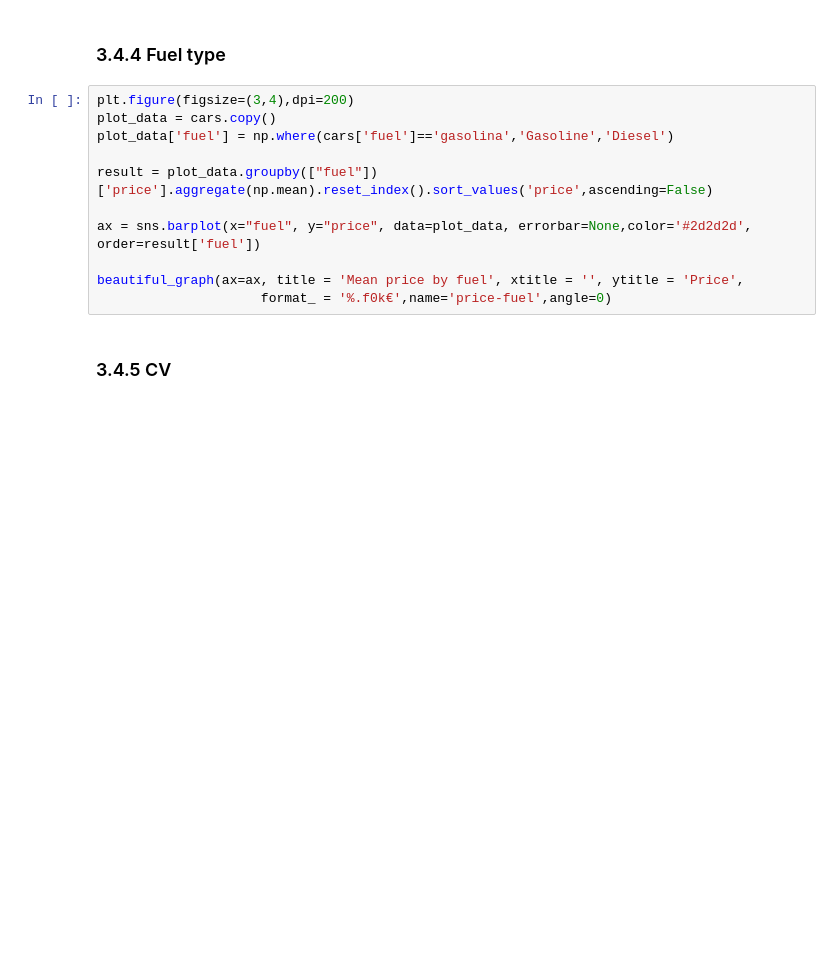
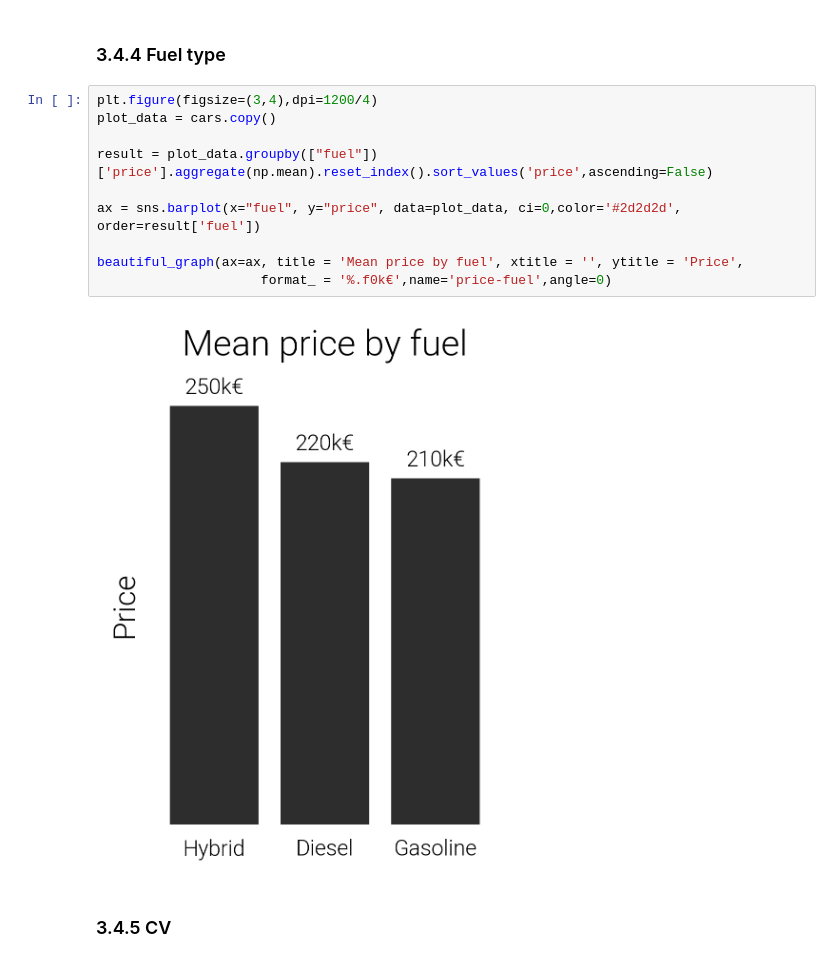
Before and after one commit to fbgr/car-price-model, a Jupyter notebook: python/3_exploratory_data_analysis.ipynb, the cells around one changed output. Drawn from its saved outputs; the diff is of its cells as text; blank space fills up the shorter version.

```diff
--- a/python/3_exploratory_data_analysis.ipynb
+++ b/python/3_exploratory_data_analysis.ipynb
@@ -138,16 +129,17 @@ plt.show()
 # %% [markdown]
 ### 3.4.4 Fuel type
 # %%
-plt.figure(figsize=(3,4),dpi=200)
+plt.figure(figsize=(3,4),dpi=1200/4)
 plot_data = cars.copy()
-plot_data['fuel'] = np.where(cars['fuel']=='gasolina','Gasoline','Diesel')
 
 result = plot_data.groupby(["fuel"])['price'].aggregate(np.mean).reset_index().sort_values('price',ascending=False)
 
-ax = sns.barplot(x="fuel", y="price", data=plot_data, errorbar=None,color='#2d2d2d', order=result['fuel'])
+ax = sns.barplot(x="fuel", y="price", data=plot_data, ci=0,color='#2d2d2d', order=result['fuel'])
 
 beautiful_graph(ax=ax, title = 'Mean price by fuel', xtitle = '', ytitle = 'Price',
                      format_ = '%.f0k€',name='price-fuel',angle=0)
+# %% [output]
+[figure, added]
 # %% [markdown]
 ### 3.4.5 CV
 # %%
```
Also changed, not shown: parts of 18 cells of this notebook, 19 other files.
